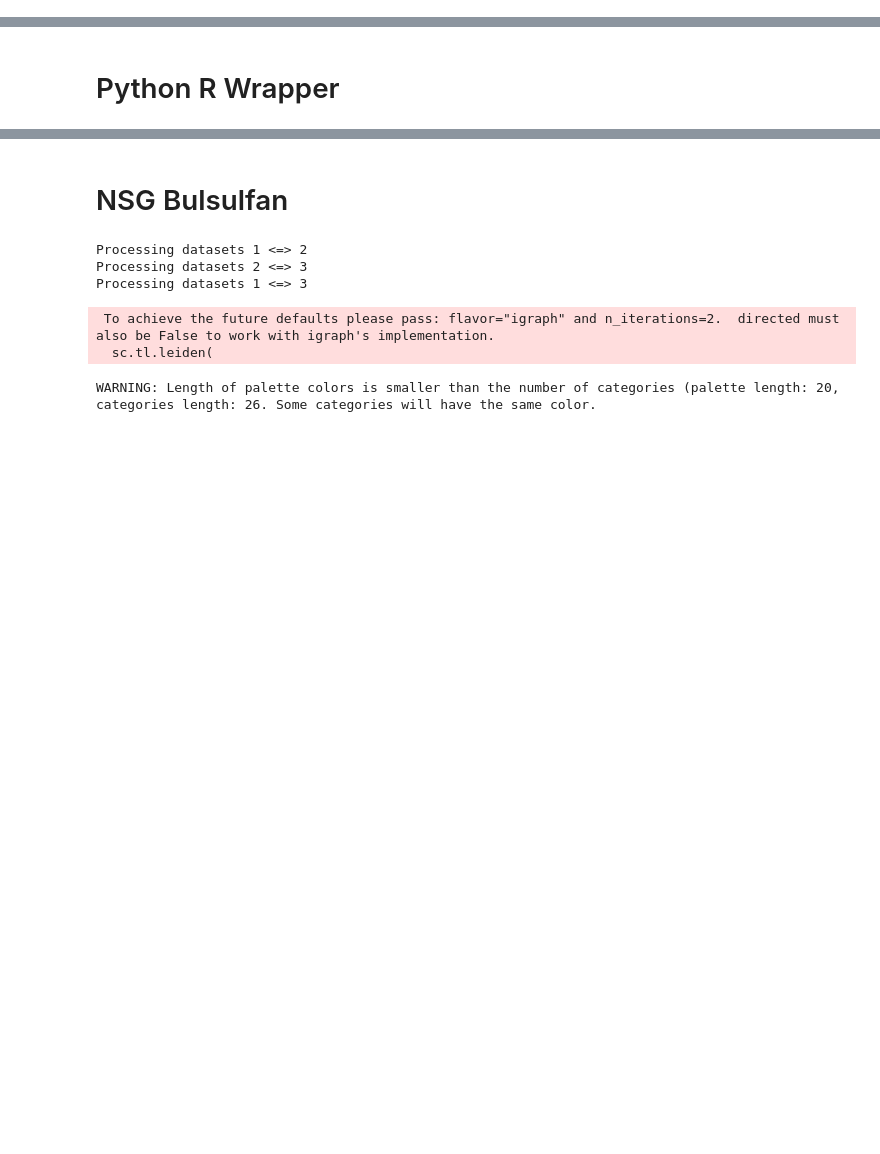
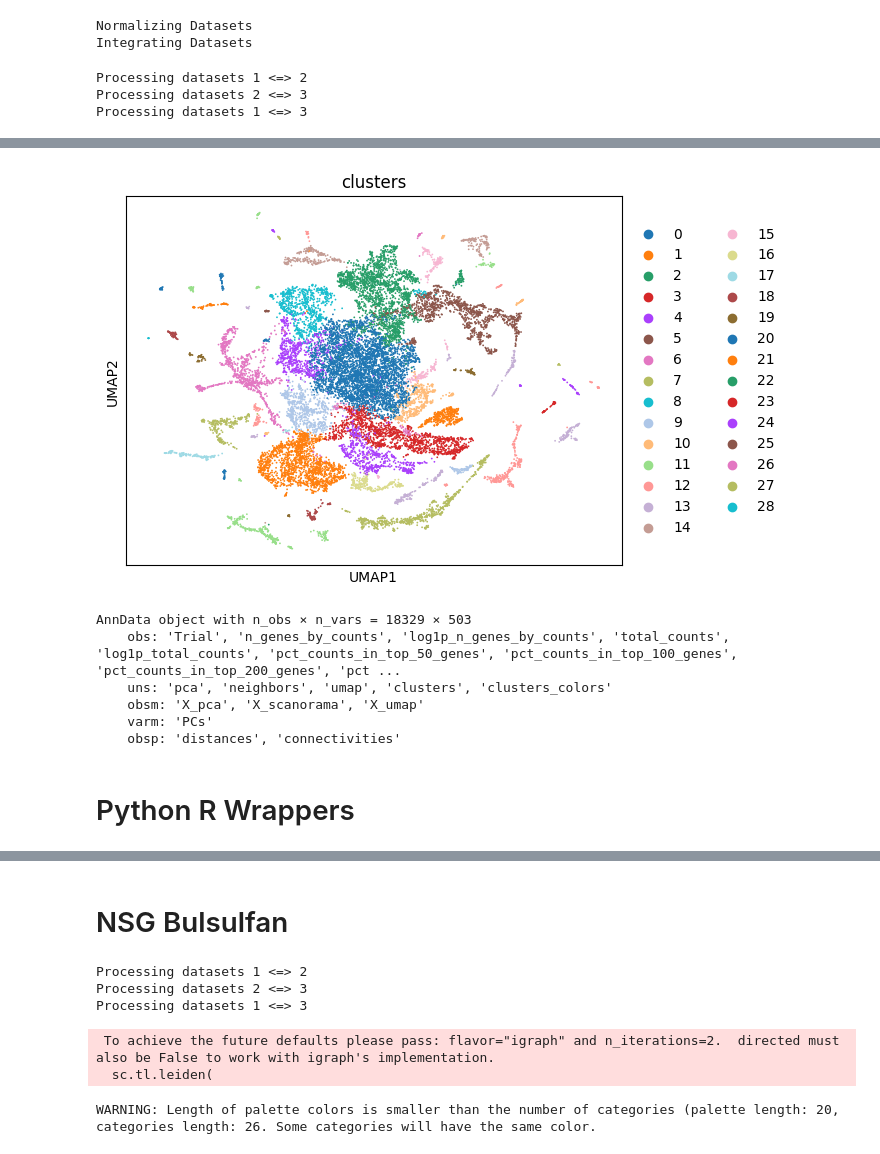
Before and after one commit to mushu-bytes/scRNAseq-benchmarking, a Jupyter notebook: integration_benchmarks.ipynb, the cells around one changed output, grey strips where cells are left out. Saved outputs shown, nothing was run; the diff lists cells and outputs as text; code cells hidden in the pictures; blank space fills up the shorter version.

Commit message:
refactored integration code and writing python wrappers for Seurat

```diff
--- a/integration_benchmarks.ipynb
+++ b/integration_benchmarks.ipynb
@@ -20,4 +21,8 @@ nsg_s_bus_3 = "/mnt/shared/nationwide/Counts/NSG_S_BUS_3/outs/filtered_feature_b
 nsg_s_ctl_1 = "/mnt/shared/nationwide/Counts/NSG_S_CNTL_1/outs/filtered_feature_bc_matrix.h5"
 nsg_s_ctl_2 = "/mnt/shared/nationwide/Counts/NSG_S_CNTL_2/outs/filtered_feature_bc_matrix.h5"
 nsg_s_ctl_3 = "/mnt/shared/nationwide/Counts/NSG_S_CNTL_3/outs/filtered_feature_bc_matrix.h5"
+# %%
+class PipelineStep:
+    def apply(self, dataset):
+        raise NotImplementedError()
 # %%
@@ -88,20 +89,47 @@ class QC():
 # %%
-class Normalization():
-    def apply(dataset: AnnData, method: str = "recipe_zheng17") -> AnnData:
+class Normalization(PipelineStep):
+    def __init__(self, method: str = "recipe_zheng17"):
+        """
+        method: A string indicating how the data should be normalized
+        """
+        self.method = method
+    def apply(self, datasets: List[AnnData]) -> List[AnnData]:
         """
         Parameters:
             dataset: AnnData object
-            method: A string indicating how the data should be normalized
         Return Value: A normalized AnnData object
         """
+        print("Normalizing Datasets")
+        Normalized_data = []
+        for data in datasets:
+            Normalized_data.append(sc.pp.recipe_zheng17(data, copy=True))
+        return Normalized_data
 # %%
 class Pipeline():
     def __init__(self):
         self.steps = []
-    def add_step(self, step):
+    def add_step(self, step: PipelineStep) -> None:
         self.steps.append(step)
-    def execute(self, data):
-        processed_data = data
+    def execute(self, data: List[AnnData]) -> AnnData:
+        """
+        Parameters:
+            List of AnnData Objects
+        Return Value: An AnnData Object
+        """
+        processed_data = [adata.copy() for adata in data]
         for step in self.steps:
-            processed_data = step.process(processed_data)
+            processed_data = step.apply(processed_data)
         return processed_data
+# %%
+# example of creating a pipeline
+pipeline = Pipeline()
+pipeline.add_step(QC())
+pipeline.add_step(Normalization())
+pipeline.add_step(Integration())
+pipeline.execute([nsg_bus_1_data, nsg_bus_2_data, nsg_bus_3_data])
+# %% [output]
+Normalizing Datasets
+Integrating Datasets
+Processing datasets 1 <=> 2
+Processing datasets 2 <=> 3
+Processing datasets 1 <=> 3
@@ -107,0 +137,7 @@ class Pipeline():
+[figure, added]
+AnnData object with n_obs × n_vars = 18329 × 503
+    obs: 'Trial', 'n_genes_by_counts', 'log1p_n_genes_by_counts', 'total_counts', 'log1p_total_counts', 'pct_counts_in_top_50_genes', 'pct_counts_in_top_100_genes', 'pct_counts_in_top_200_genes', 'pct ...
+    uns: 'pca', 'neighbors', 'umap', 'clusters', 'clusters_colors'
+    obsm: 'X_pca', 'X_scanorama', 'X_umap'
+    varm: 'PCs'
+    obsp: 'distances', 'connectivities'
@@ -108,2 +159,2 @@ class Pipeline():
 # %% [markdown]
-# Python R Wrapper
+# Python R Wrappers
```
Also changed, not shown: parts of 10 cells of this notebook, 2 other files.
